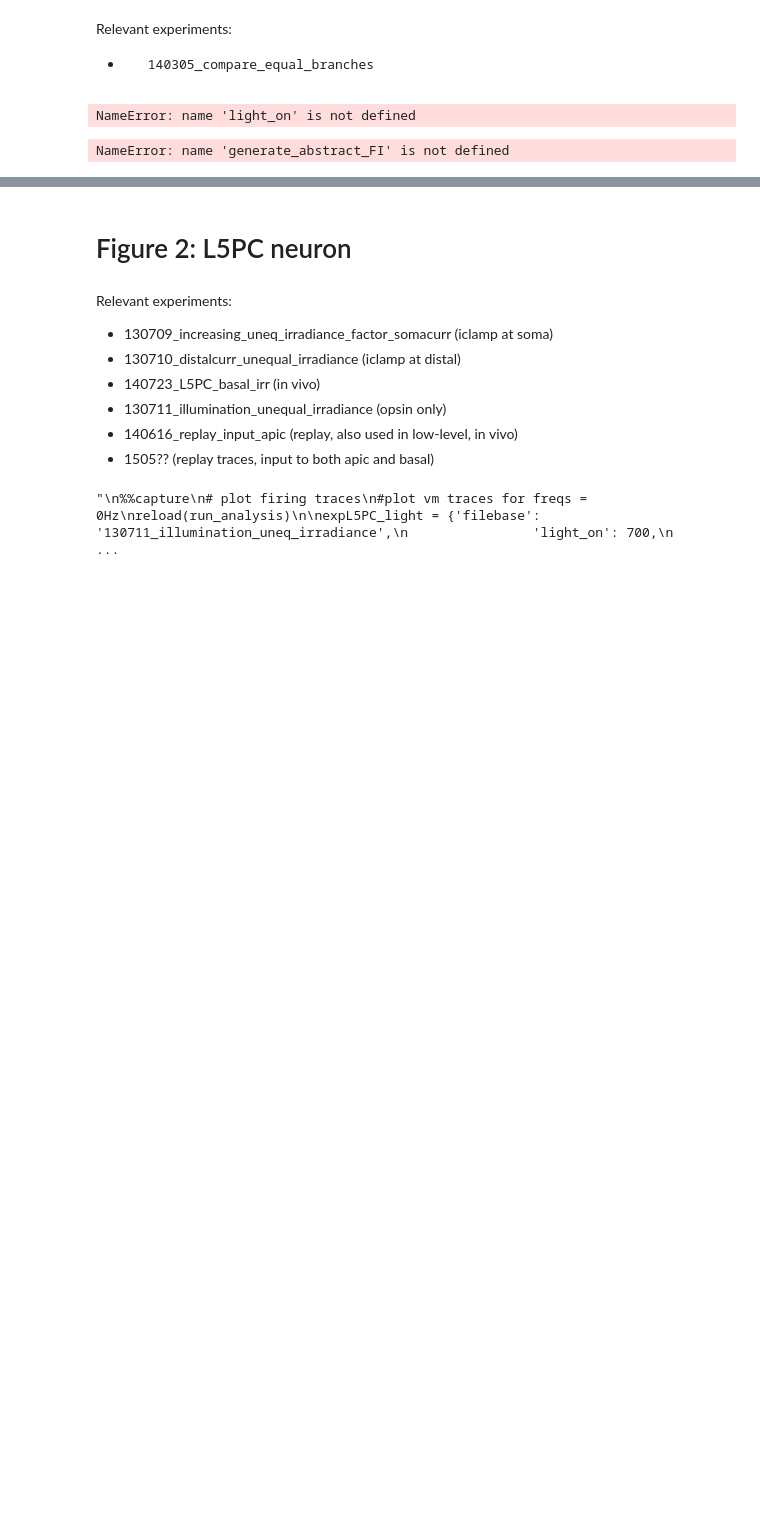
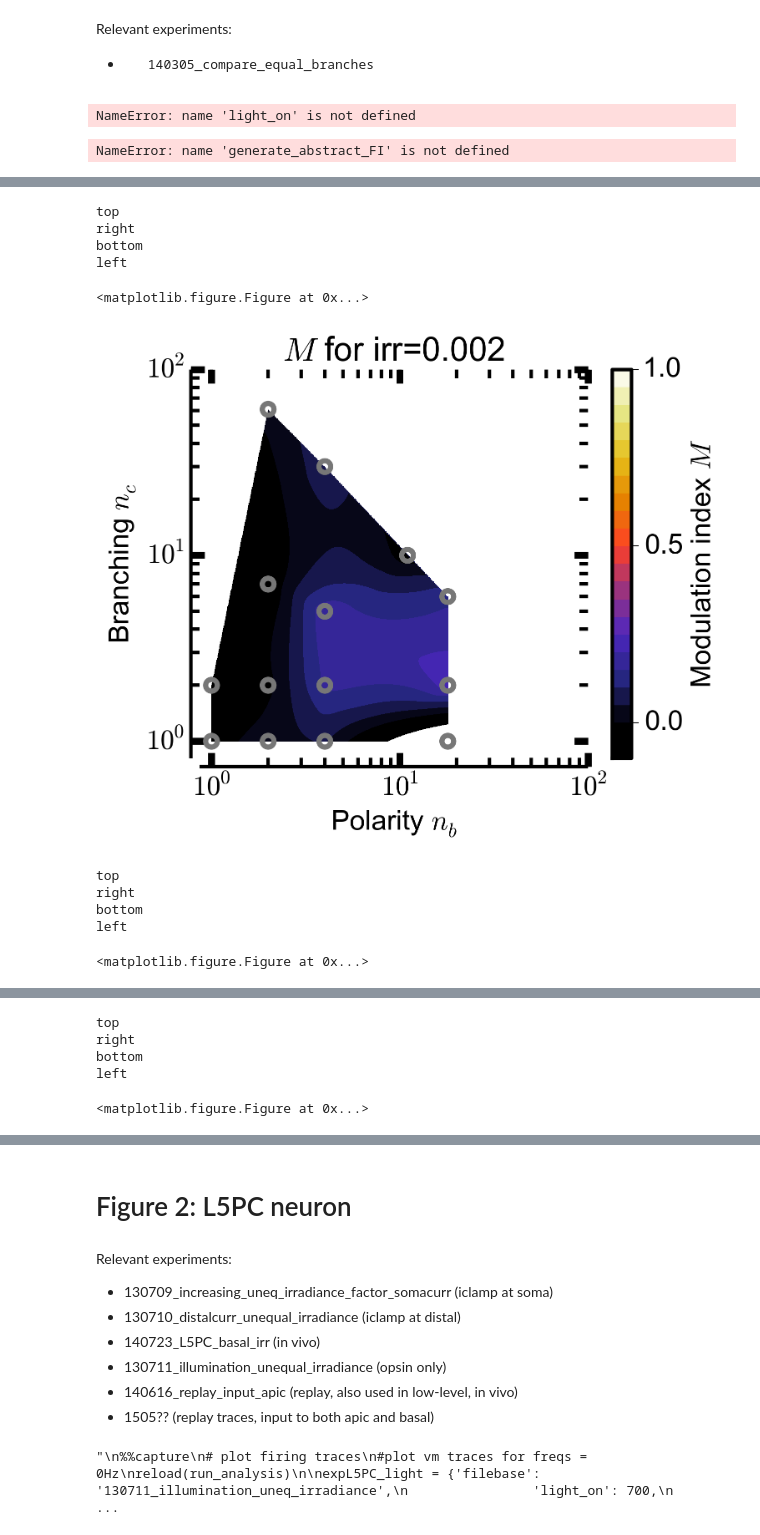
Before and after one commit to critcortex/optogenetics, a Jupyter notebook: diary/150612_plotFigures.ipynb, the cells around one changed output, grey strips where cells are left out. Saved outputs shown, nothing was run; the diff lists cells and outputs as text; code cells hidden in the pictures; blank space fills up the shorter version.

```diff
--- a/diary/150612_plotFigures.ipynb
+++ b/diary/150612_plotFigures.ipynb
@@ -225,0 +724,9 @@ NameError: name 'generate_abstract_FI' is not defined
+# %%
+print MI
+print MI.keys()
+
+# from some of the data, there are trees that we should ignore:
+# (11,1,11)
+# (31,1,4)
+MI.pop((11,1,11))
+MI.pop((31,1,4))
@@ -225,0 +783,46 @@ NameError: name 'generate_abstract_FI' is not defined
+# %%
+from matplotlib.mlab import griddata
+#print trees
+#print MI[trees[0]]
+#print MI_vals
+trees = [(1,1,124),(1,2,7),(2,2,6),(2,7,3),(2,1,62),(2,61,2),(4,5,3),(4,2,5),(4,30,2),(4,1,31),
+         (11,10,2),(18,1,7),(18,2,3),(18,6,2)]
+
+MI_vals = [MI[t] for t in trees]
+tree_array = np.asarray(trees)
+MI_array = np.asarray(MI_vals)
+#print MI_array
+xs = np.log10(tree_array[:,0])
+ys = np.log10(tree_array[:,1])
+#xs = tree_array[:,0]
+#ys = tree_array[:,1]
+ax_v = [1.,10.,100.]
+ax_labels = ["$10^{%g}$"%np.log10(v) for v in ax_v]
+ax_values = np.log10(ax_v)
+minor_ax_values = np.log10( [1, 2, 3, 4, 5, 6, 7, 8, 9, 10, 20, 30, 40, 50, 60, 70, 80, 90, 100])
+
+
+#ws = np.log10(tree_array[:,2])
+#print xs
+#print ys
+#print ws
+
+for (i,irr) in enumerate(expAbstract_light['irrs']):
+    ws = MI_array[:,i]
+    #print ws
+    fig = plot_scanImage(xs,ys,ws,irr,xlabel='Polarity $n_b$',ylabel='Branching $n_c$',axislabels=ax_labels,axisvalues=ax_values,minor_ax=minor_ax_values)
+    plt.savefig('Fig1_scanM_trees_irr%.3f_test.png'%irr)
+    plt.savefig('Fig1_scanM_trees_irr%.3f_test.svg'%irr)
+    plt.show()
+# %% [output]
+top
+right
+bottom
+left
+<matplotlib.figure.Figure at 0x...>
+[figure, added]
+top
+right
+bottom
+left
+<matplotlib.figure.Figure at 0x...>
@@ -225,0 +830,5 @@ NameError: name 'generate_abstract_FI' is not defined
+top
+right
+bottom
+left
+<matplotlib.figure.Figure at 0x...>
```
Also changed, not shown: parts of 60 cells of this notebook, 22 other files.
